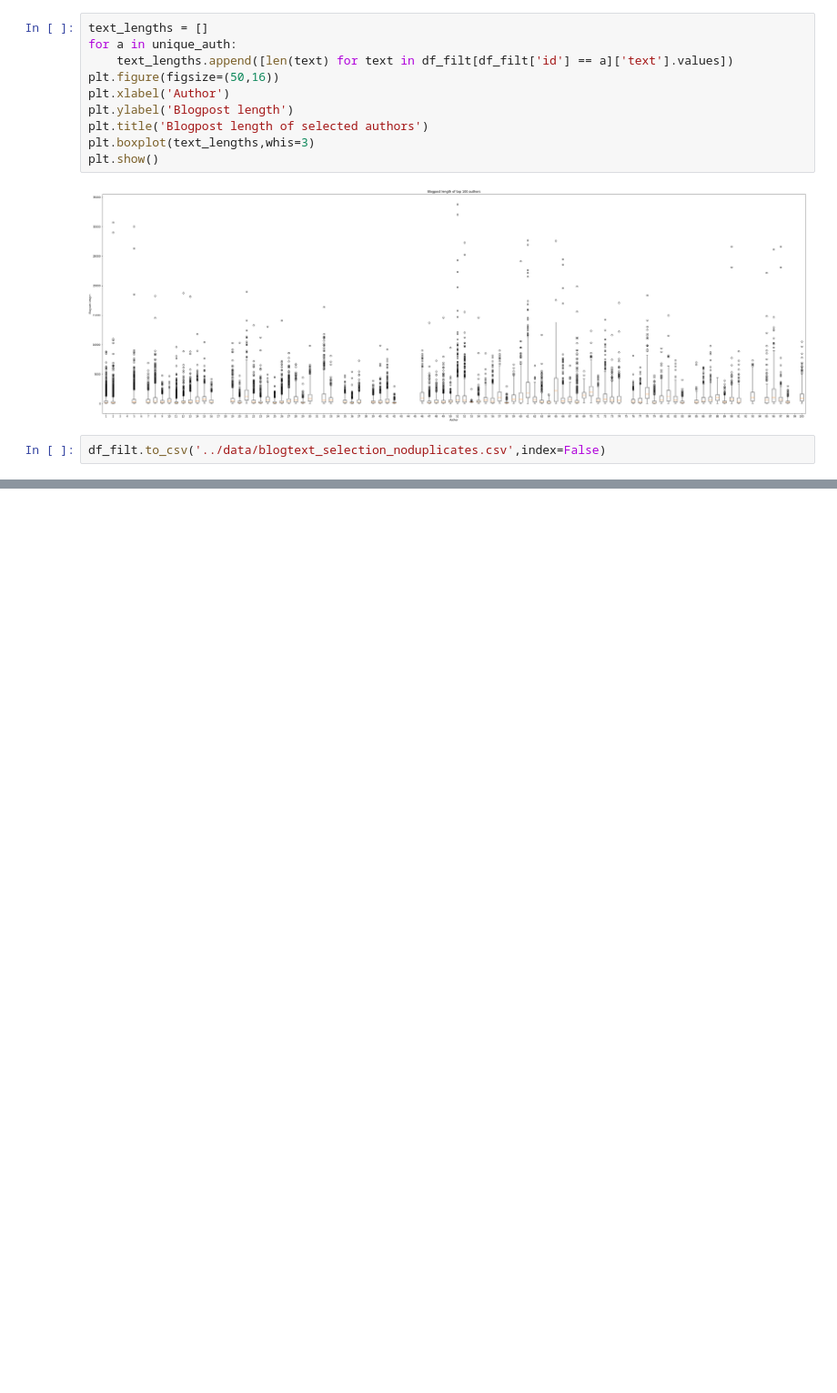
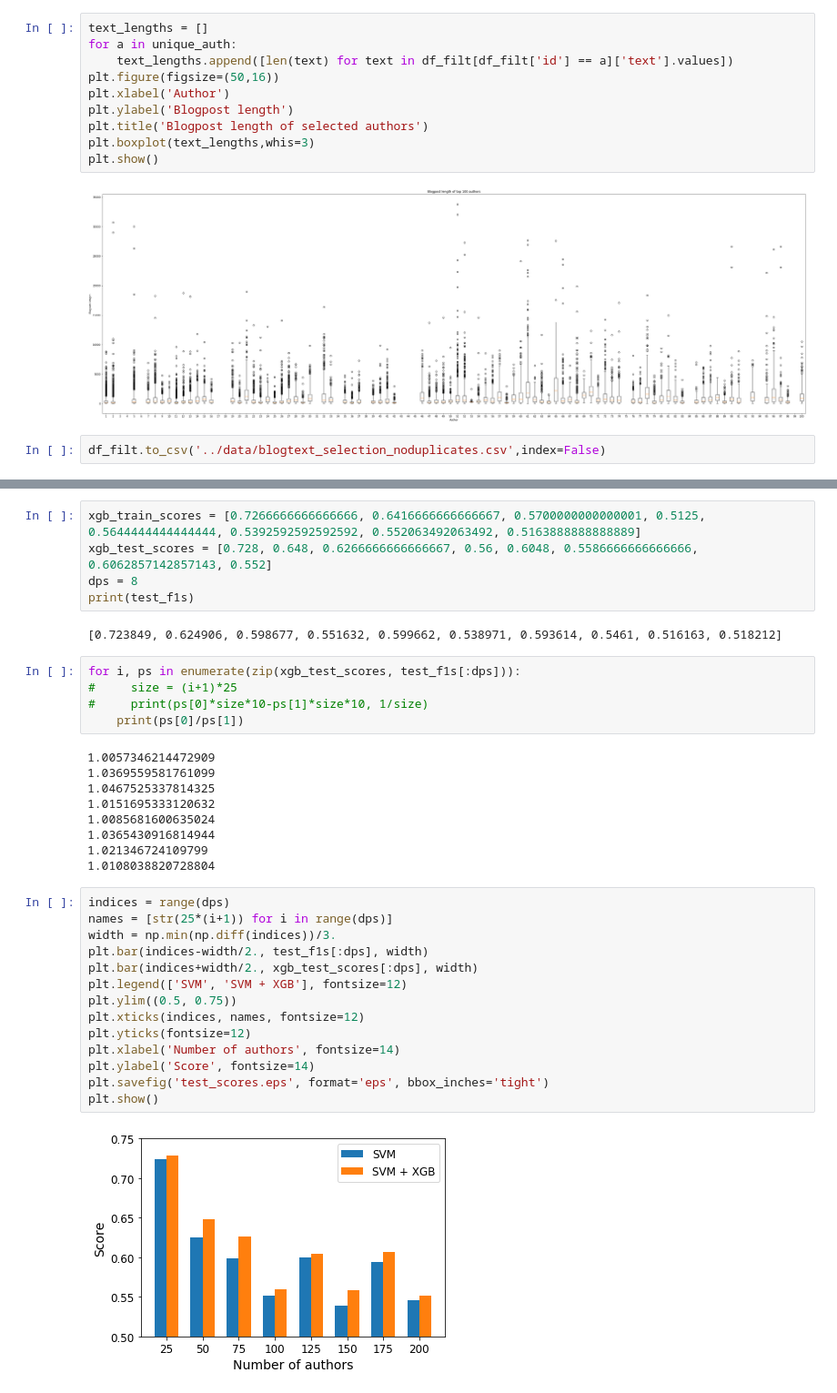
Before and after one commit to lnkuiper/txmm-project, a Jupyter notebook: notebooks/data-analysis.ipynb, the cells around one changed output, grey strips where cells are left out. Shown at 91% size. Saved outputs shown, nothing was run; the diff lists cells and outputs as text; blank space fills up the shorter version.

```diff
--- a/notebooks/data-analysis.ipynb
+++ b/notebooks/data-analysis.ipynb
@@ -98,0 +124,37 @@ df_filt.to_csv('../data/blogtext_selection_noduplicates.csv',index=False)
+# %%
+xgb_train_scores = [0.7266666666666666, 0.6416666666666667, 0.5700000000000001, 0.5125, 0.5644444444444444, 0.5392592592592592, 0.552063492063492, 0.5163888888888889]
+xgb_test_scores = [0.728, 0.648, 0.6266666666666667, 0.56, 0.6048, 0.5586666666666666, 0.6062857142857143, 0.552]
+dps = 8
+print(test_f1s)
+# %% [output]
+[0.723849, 0.624906, 0.598677, 0.551632, 0.599662, 0.538971, 0.593614, 0.5461, 0.516163, 0.518212]
+# %%
+for i, ps in enumerate(zip(xgb_test_scores, test_f1s[:dps])):
+#     size = (i+1)*25
+#     print(ps[0]*size*10-ps[1]*size*10, 1/size)
+    print(ps[0]/ps[1])
+# %% [output]
+1.0057346214472909
+1.0369559581761099
+1.0467525337814325
+1.0151695333120632
+1.0085681600635024
+1.0365430916814944
+1.021346724109799
+1.0108038820728804
+# %%
+indices = range(dps)
+names = [str(25*(i+1)) for i in range(dps)]
+width = np.min(np.diff(indices))/3.
+plt.bar(indices-width/2., test_f1s[:dps], width)
+plt.bar(indices+width/2., xgb_test_scores[:dps], width)
+plt.legend(['SVM', 'SVM + XGB'], fontsize=12)
+plt.ylim((0.5, 0.75))
+plt.xticks(indices, names, fontsize=12)
+plt.yticks(fontsize=12)
+plt.xlabel('Number of authors', fontsize=14)
+plt.ylabel('Score', fontsize=14)
+plt.savefig('test_scores.eps', format='eps', bbox_inches='tight')
+plt.show()
+# %% [output]
+[figure, added]
```
Also changed, not shown: parts of 6 cells of this notebook, 7 other files.
